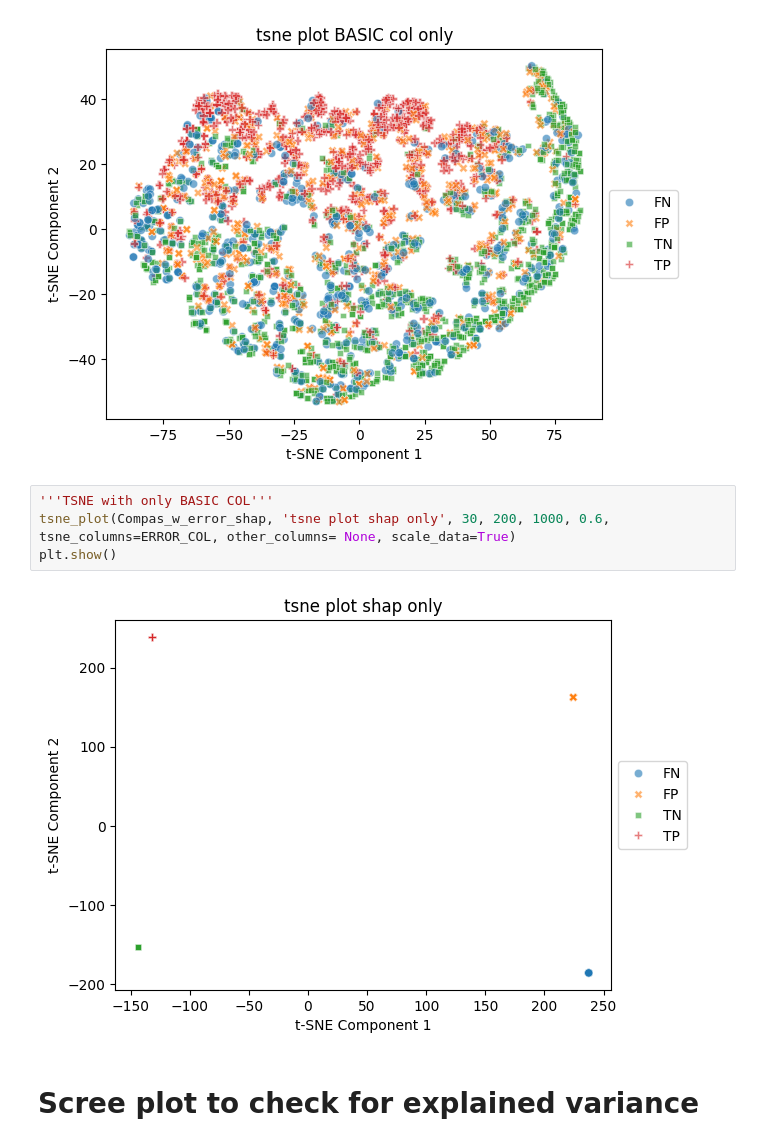
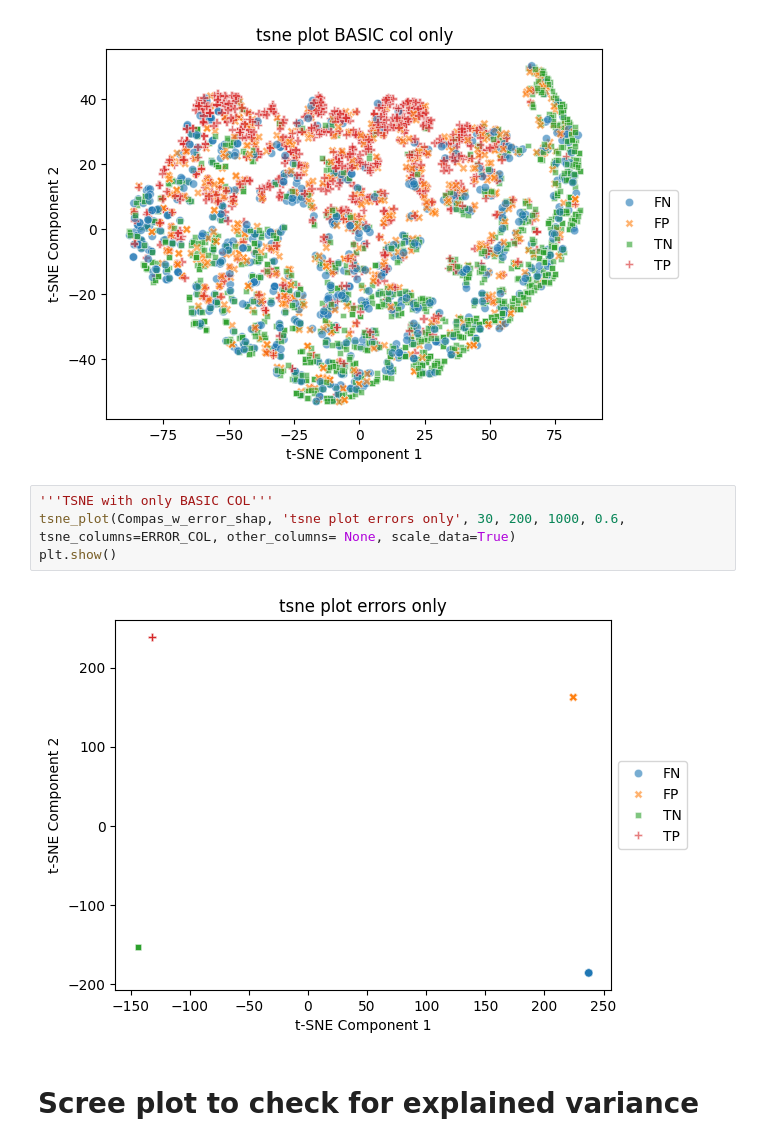
Before and after one commit to MDankloff/ClusterCompas, a Jupyter notebook: V2_COMPAS_data_inspection.ipynb, the cells around one changed output. Drawn from its saved outputs; the diff is of its cells as text.

```diff
--- a/V2_COMPAS_data_inspection.ipynb
+++ b/V2_COMPAS_data_inspection.ipynb
@@ -749,10 +749,10 @@ plt.show()
 [figure]
 # %%
 '''TSNE with only BASIC COL'''
-tsne_plot(Compas_w_error_shap, 'tsne plot shap only', 30, 200, 1000, 0.6, tsne_columns=ERROR_COL, other_columns= None, scale_data=True)
+tsne_plot(Compas_w_error_shap, 'tsne plot errors only', 30, 200, 1000, 0.6, tsne_columns=ERROR_COL, other_columns= None, scale_data=True)
 plt.show()
 # %% [output]
-[figure, old version]
+[figure, new version]
 # %% [markdown]
 # Scree plot to check for explained variance
 # %%
```
